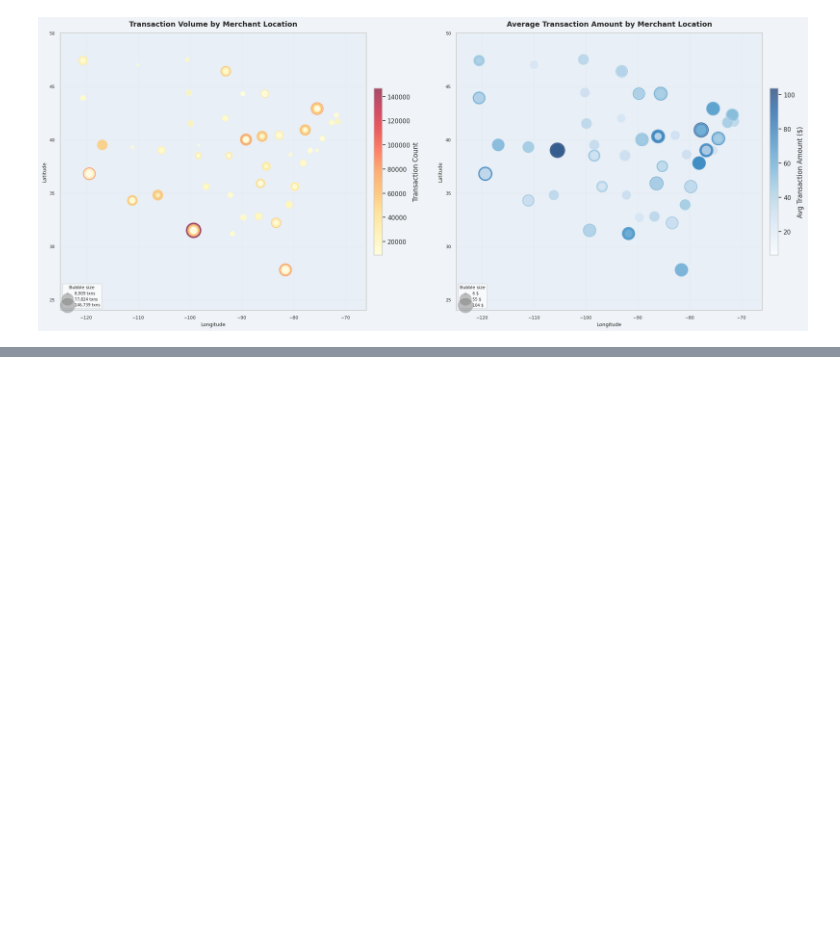
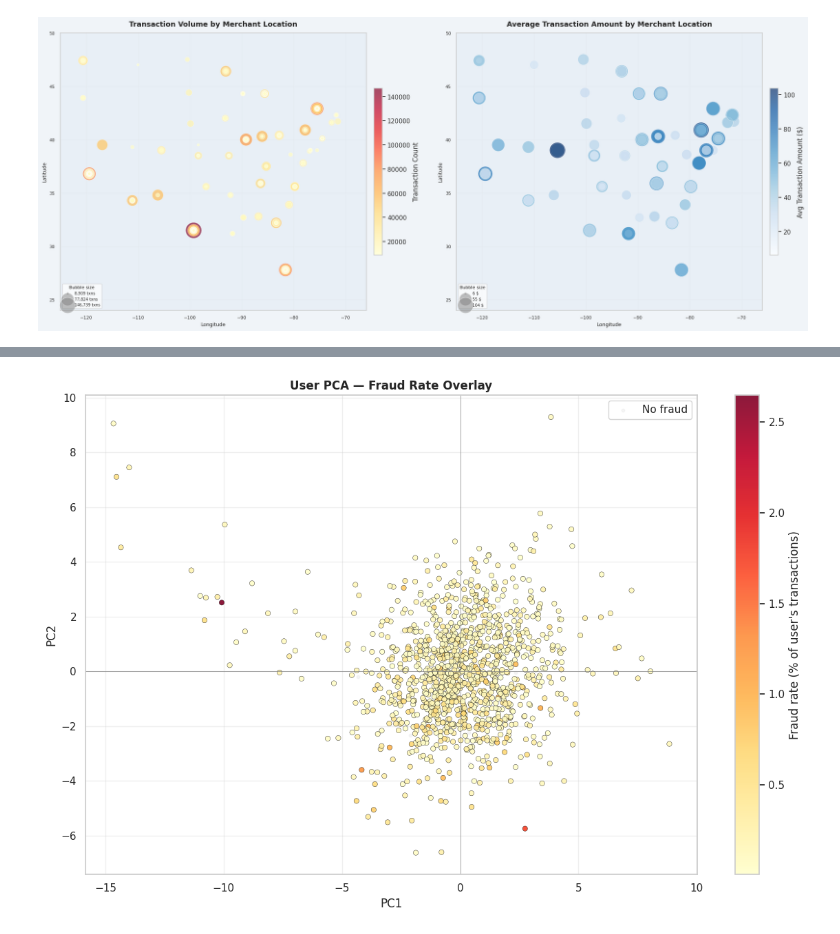
Before and after one commit to rrubaszek/TransactionDatasetAnalysis, a Jupyter notebook: notebooks/03-eda-analysis.ipynb, the cells around one changed output, grey strips where cells are left out. Cells and saved outputs as stored; diff of their text form; code cells hidden in the pictures; blank space fills up the shorter version.

```diff
--- a/notebooks/03-eda-analysis.ipynb
+++ b/notebooks/03-eda-analysis.ipynb
@@ -116,0 +161,4 @@ analysis.plot_graph(plot_us_map, analysis.transactions)
+# %%
+analysis.plot_graph(plot_pca_fraud_overlay, pca.scores, pca.fraud_rate)
+# %% [output]
+[figure, added]
```
Also changed, not shown: parts of 7 cells of this notebook, 6 other files.
